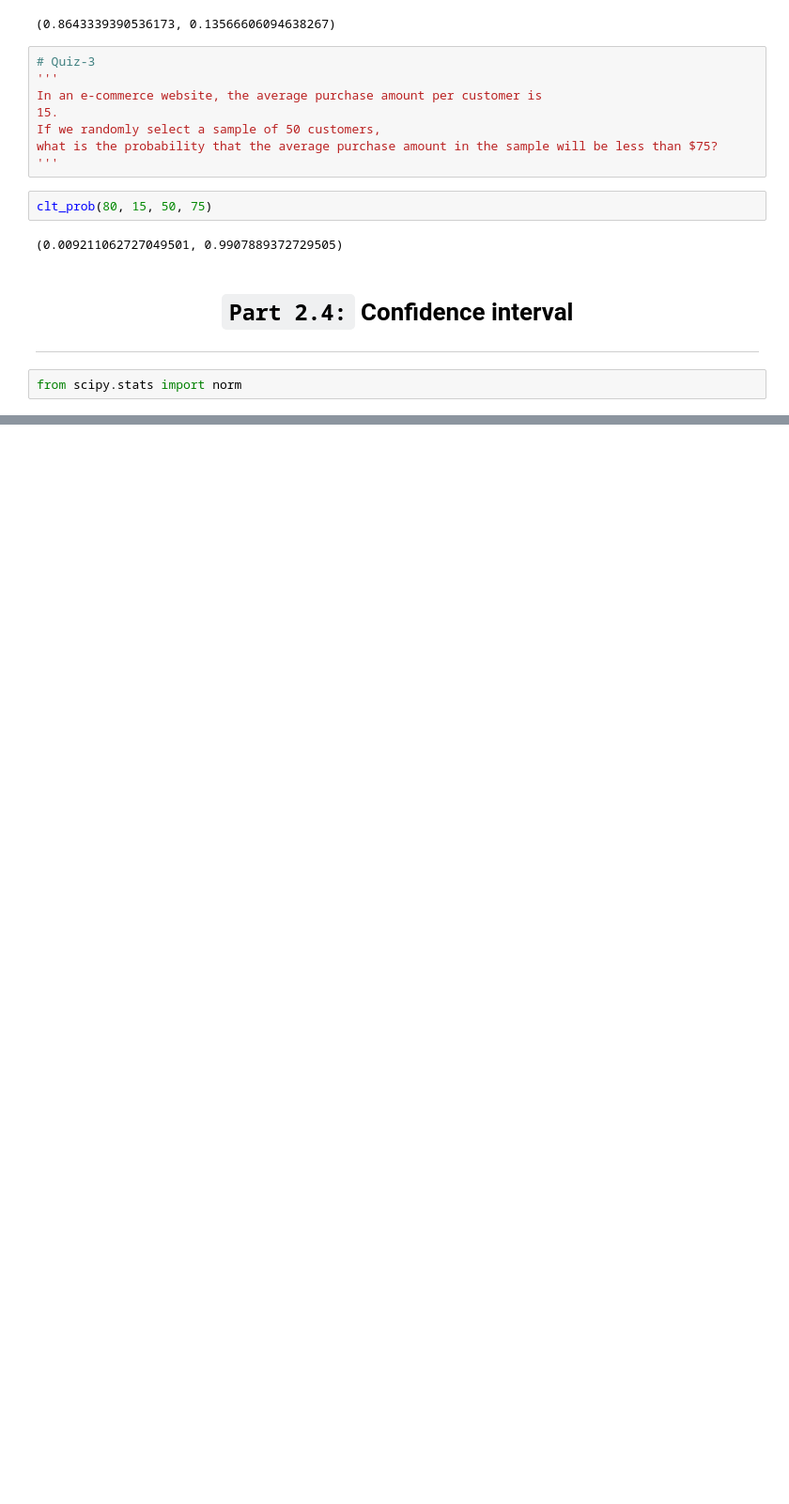
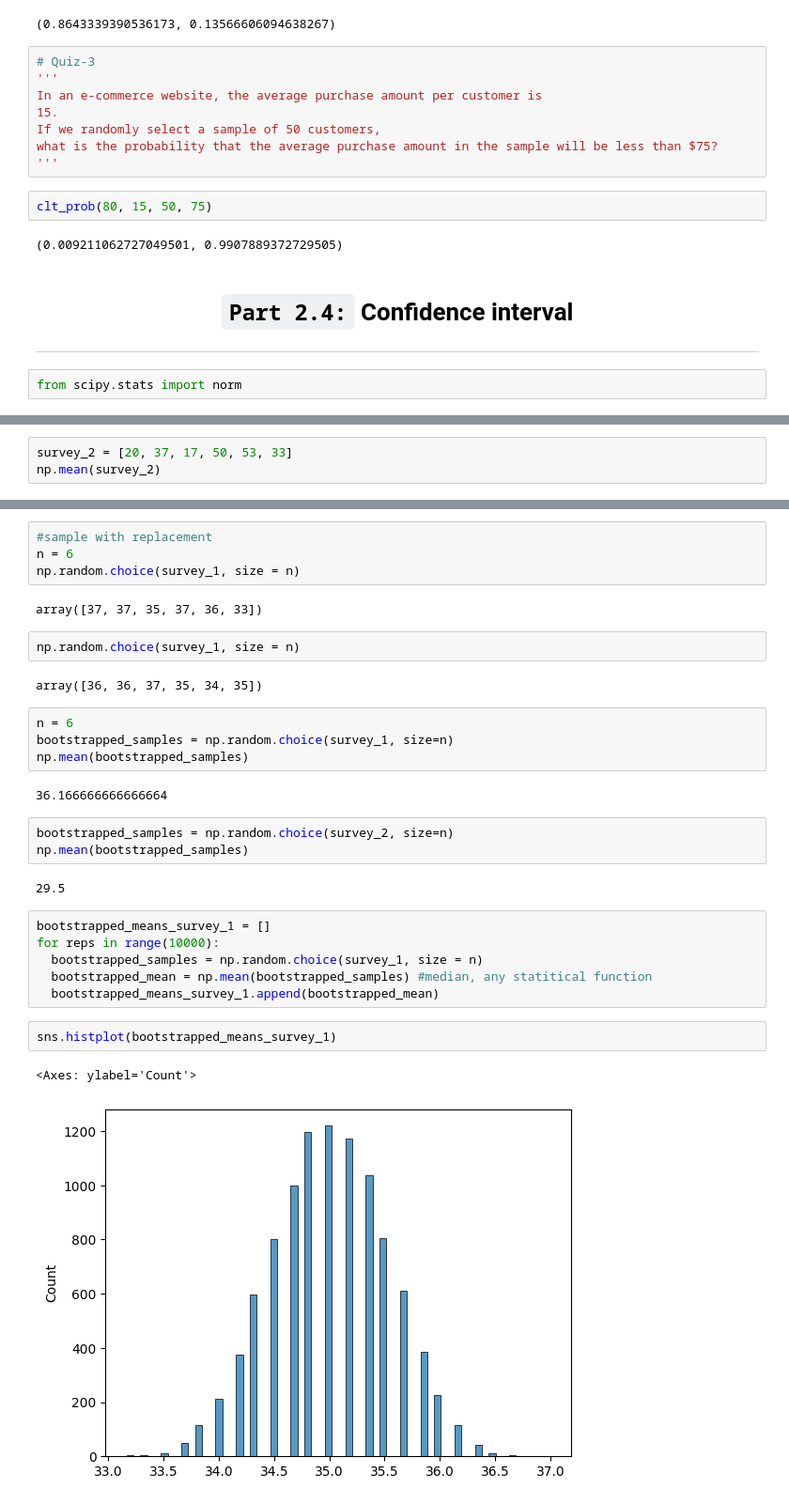
Before and after one commit to SaiArjunSairamje/Probability-and-Stats, a Jupyter notebook: Prob & Stats (Personal Notes) .ipynb, the cells around one changed output, grey strips where cells are left out. Shown at 94% size. Saved outputs shown, nothing was run; the diff lists cells and outputs as text; blank space fills up the shorter version.

```diff
--- a/Prob & Stats (Personal Notes) .ipynb
+++ b/Prob & Stats (Personal Notes) .ipynb
@@ -1071,0 +1299,3 @@ from scipy.stats import norm
+# %%
+survey_2 = [20, 37, 17, 50, 53, 33]
+np.mean(survey_2)
@@ -1071,0 +1310,32 @@ from scipy.stats import norm
+# %%
+#sample with replacement
+n = 6
+np.random.choice(survey_1, size = n)
+# %% [output]
+array([37, 37, 35, 37, 36, 33])
+# %%
+np.random.choice(survey_1, size = n)
+# %% [output]
+array([36, 36, 37, 35, 34, 35])
+# %%
+n = 6
+bootstrapped_samples = np.random.choice(survey_1, size=n)
+np.mean(bootstrapped_samples)
+# %% [output]
+36.166666666666664
+# %%
+bootstrapped_samples = np.random.choice(survey_2, size=n)
+np.mean(bootstrapped_samples)
+# %% [output]
+29.5
+# %%
+bootstrapped_means_survey_1 = []
+for reps in range(10000):
+  bootstrapped_samples = np.random.choice(survey_1, size = n)
+  bootstrapped_mean = np.mean(bootstrapped_samples) #median, any statitical function
+  bootstrapped_means_survey_1.append(bootstrapped_mean)
+# %%
+sns.histplot(bootstrapped_means_survey_1)
+# %% [output]
+<Axes: ylabel='Count'>
+[figure, added]
```
Also changed, not shown: parts of 58 cells of this notebook.
